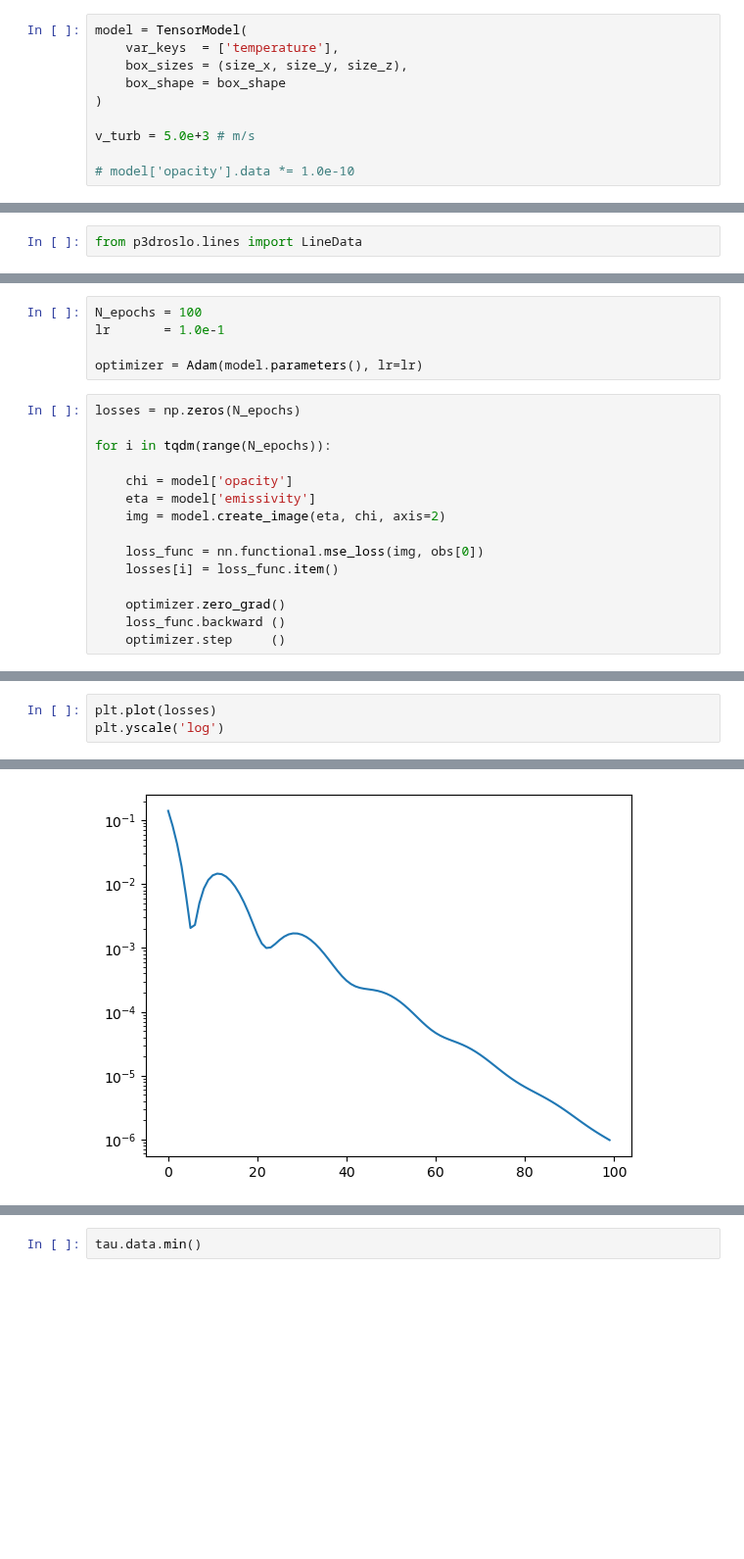
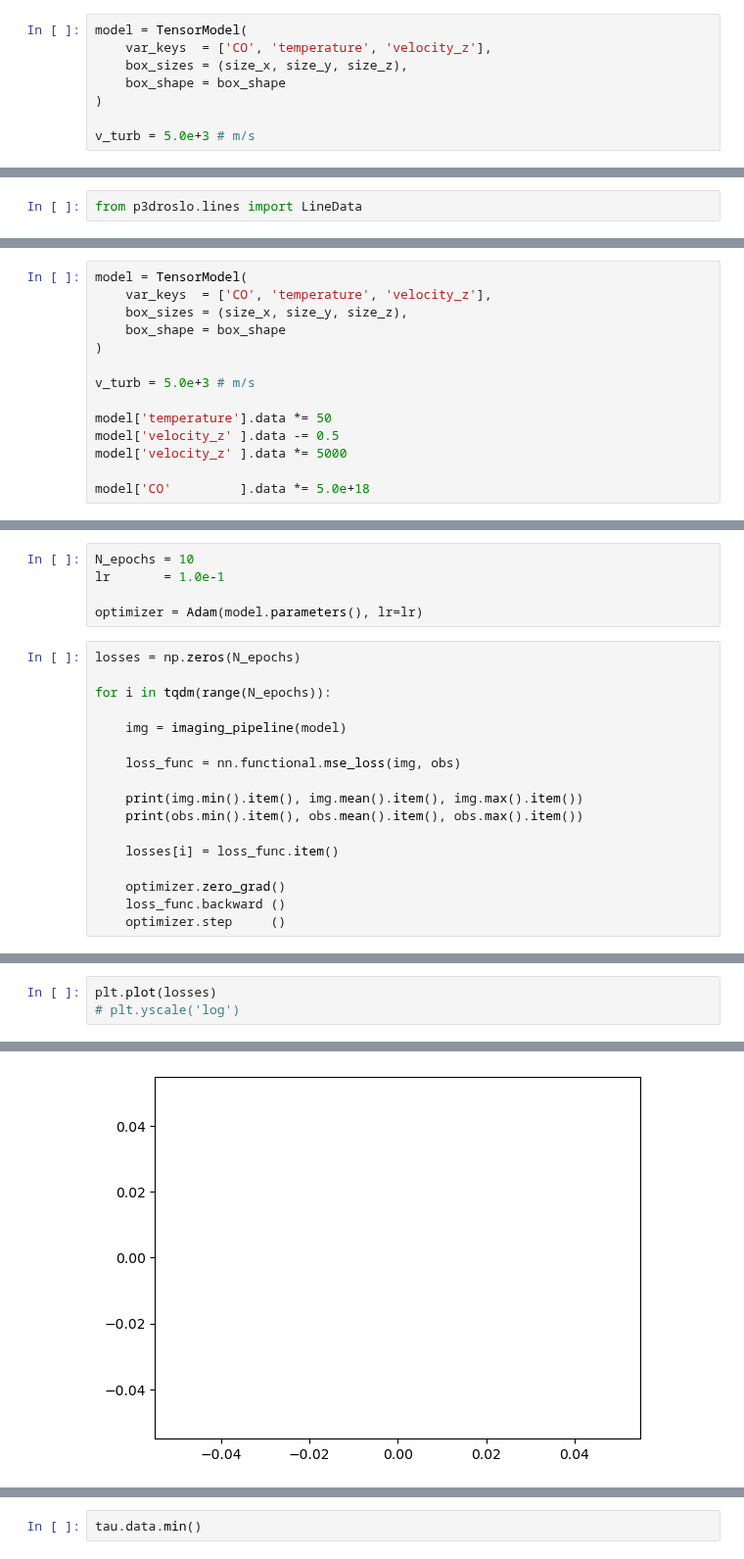
Before and after one commit to Magritte-code/pomme, a Jupyter notebook: docs/examples/simple.ipynb, the cells around one changed output, grey strips where cells are left out. Shown at 98% size. Drawn from its saved outputs; the diff is of its cells as text; blank space fills up the shorter version.

```diff
--- a/docs/examples/simple.ipynb
+++ b/docs/examples/simple.ipynb
@@ -158,11 +115,9 @@ model = TensorModel(
 # model['opacity'].data *= 1.0e-10
 # %%
 model = TensorModel(
-    var_keys  = ['temperature'],
+    var_keys  = ['CO', 'temperature', 'velocity_z'],
     box_sizes = (size_x, size_y, size_z),
     box_shape = box_shape
 )
 
 v_turb = 5.0e+3 # m/s
-
-# model['opacity'].data *= 1.0e-10
@@ -345,0 +277,14 @@ tensor([0., 0., 0., 0., 0., 0., 0., 0., 0., 0., 0., 0., 0., 0., 0., 0., 0., 0.,
+# %%
+model = TensorModel(
+    var_keys  = ['CO', 'temperature', 'velocity_z'],
+    box_sizes = (size_x, size_y, size_z),
+    box_shape = box_shape
+)
+
+v_turb = 5.0e+3 # m/s
+
+model['temperature'].data *= 50
+model['velocity_z' ].data -= 0.5
+model['velocity_z' ].data *= 5000
+
+model['CO'         ].data *= 5.0e+18
@@ -346,5 +293,5 @@ tensor([0., 0., 0., 0., 0., 0., 0., 0., 0., 0., 0., 0., 0., 0., 0., 0., 0., 0.,
 # %%
-N_epochs = 100
+N_epochs = 10
 lr       = 1.0e-1
 
 optimizer = Adam(model.parameters(), lr=lr)
@@ -353,11 +300,13 @@ losses = np.zeros(N_epochs)
 
 for i in tqdm(range(N_epochs)):
 
-    chi = model['opacity']
-    eta = model['emissivity']
-    img = model.create_image(eta, chi, axis=2)
+    img = imaging_pipeline(model)
 
-    loss_func = nn.functional.mse_loss(img, obs[0])
+    loss_func = nn.functional.mse_loss(img, obs)
+
+    print(img.min().item(), img.mean().item(), img.max().item())
+    print(obs.min().item(), obs.mean().item(), obs.max().item())
+
     losses[i] = loss_func.item()
 
     optimizer.zero_grad()
@@ -366,4 +317,4 @@ for i in tqdm(range(N_epochs)):
 # %%
 plt.plot(losses)
-plt.yscale('log')
+# plt.yscale('log')
 # %% [output]
@@ -370 +322 @@ plt.yscale('log')
-[figure, old version]
+[figure, new version]
```
Also changed, not shown: parts of 39 cells of this notebook, 10 other files.
